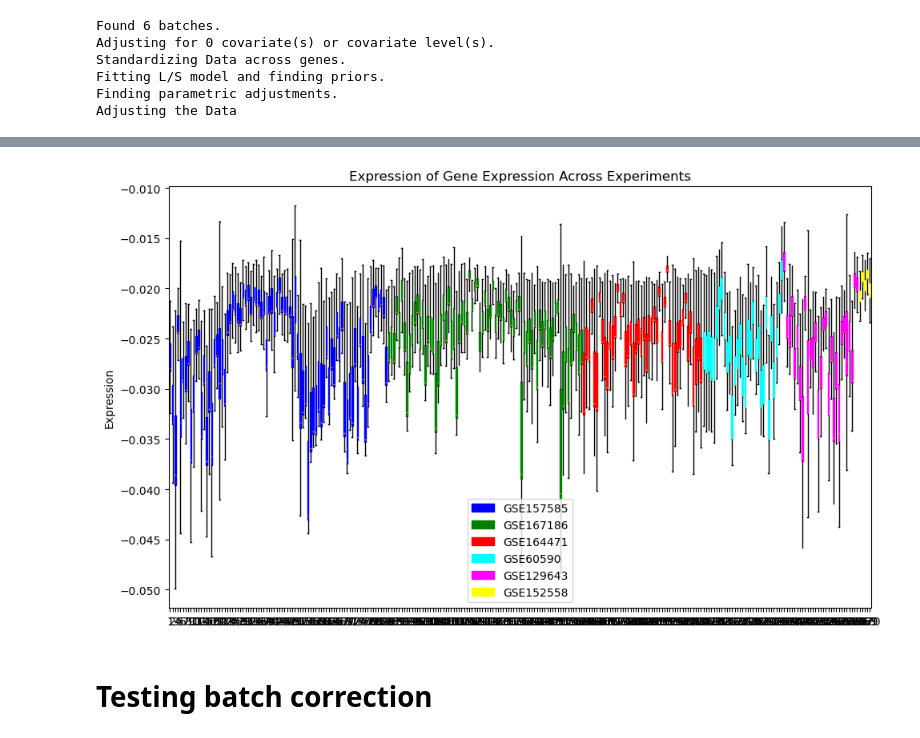
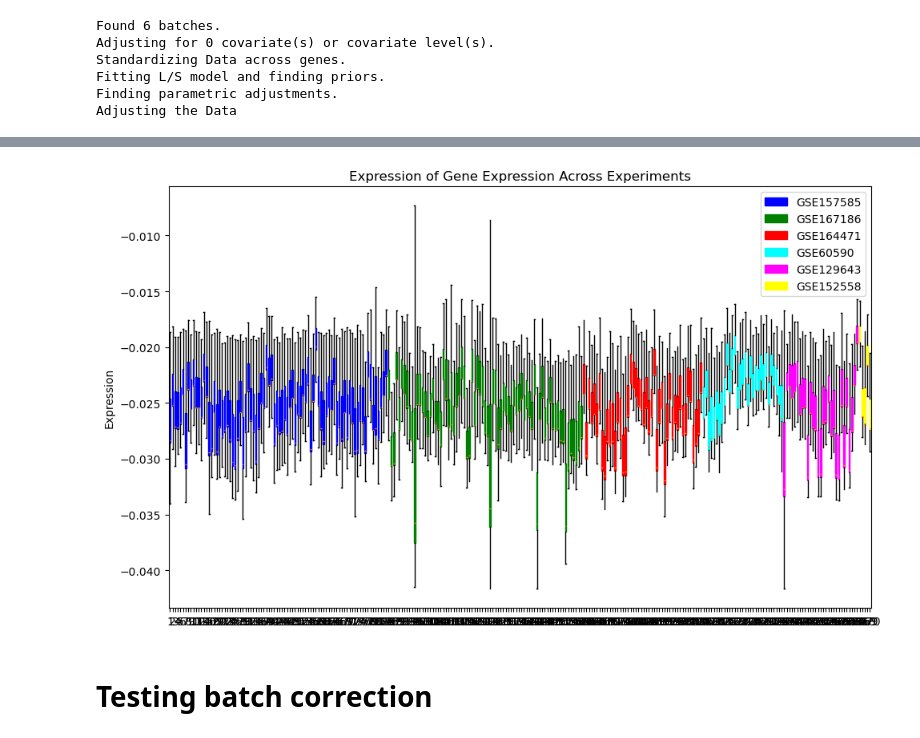
Before and after one commit to GuerreroVazquez/batch_correction, a Jupyter notebook: Batch_correction_COMBAT.ipynb, the cells around one changed output, grey strips where cells are left out. Cells and saved outputs as stored; diff of their text form; code cells hidden in the pictures.

```diff
--- a/Batch_correction_COMBAT.ipynb
+++ b/Batch_correction_COMBAT.ipynb
@@ -14,9 +14,9 @@ technology = "RNAseq" #microarray
 if technology == "microarray":
     cts = pd.read_csv("/home/karen/Documents/phd/Data/trainign_dataset_51270_microarray_unadjusted.csv")
 elif technology == "RNAseq":
-    cts = pd.read_csv("/home/karen/Documents/GitHub/Test_DEG_methods-single_cell/batch_correction/RNAseq_All_abundances_unadjusted.csv")
+    cts = pd.read_csv("Data/RNAseq_All_counts_unadjusted_integer.csv")
 
-metadata =   cts[["Experiment", "Sample", "Age"]]
+metadata =   cts[["Experiment", "Sample", "Age", "Status", "Sex"]]
 # %%
 metadata
 # %% [output]
@@ -163,7 +170,7 @@ if technology == "microarray":
     data.drop(['Age', 'Sex', 'Status', 'Experiment'], axis=1, inplace=True)
 
 elif technology == "RNAseq":
-    data.drop(['Age', 'Sample.1', 'Experiment'], axis=1, inplace=True)
+    data.drop(['Age', 'Experiment','Sex', 'Status'], axis=1, inplace=True)
 
 
 data.set_index("Sample", inplace=True)
@@ -274,7 +365,7 @@ data_corrected
 # %%
-blot_expression(data_corrected, experiments, count_experiments, colors=colors, save=f"/home/karen/Documents/phd/Plots/expression_distribution_{technology}_adjustedCombat.png")
+blot_expression(data_corrected, experiments, count_experiments, colors=colors, save=f"Plots/expression_distribution_{technology}_adjustedCombat.png")
 # %% [output]
-[figure, old version]
+[figure, new version]
 # %%
 #blot_expression(data_corrected, experiments, count_experiments, colors=["blue", "green", "orange", "pink","red","purple"])
 # %%
```
Also changed, not shown: parts of 53 cells of this notebook, 6 other files.
